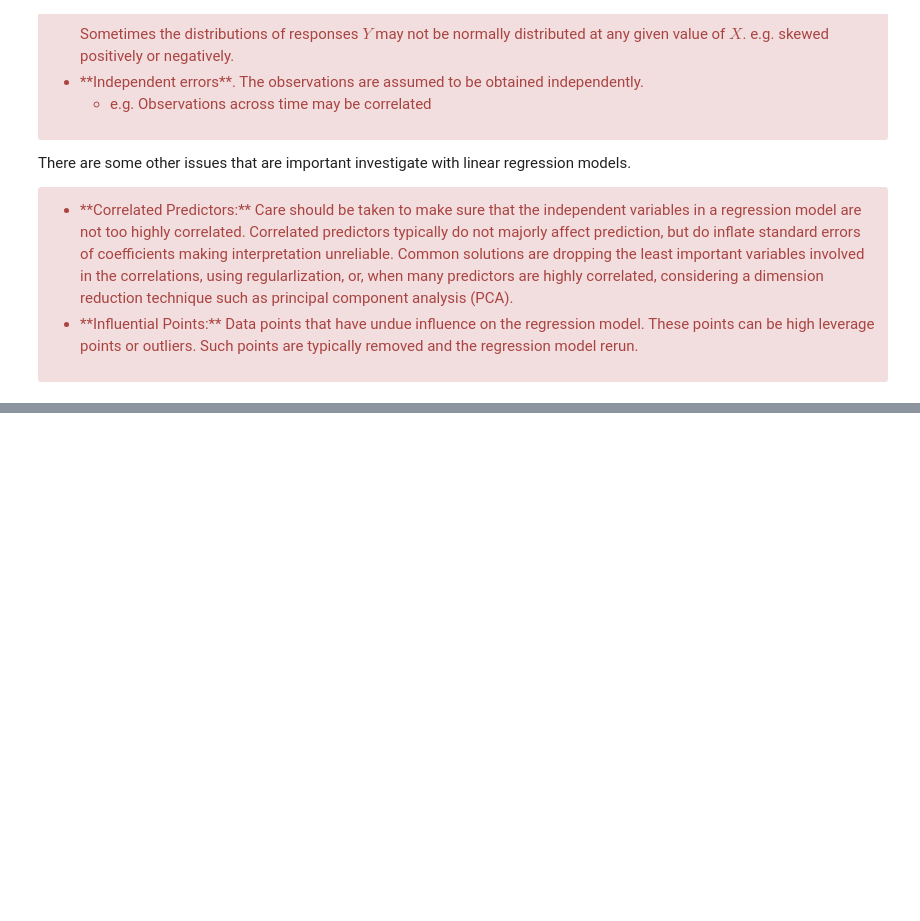
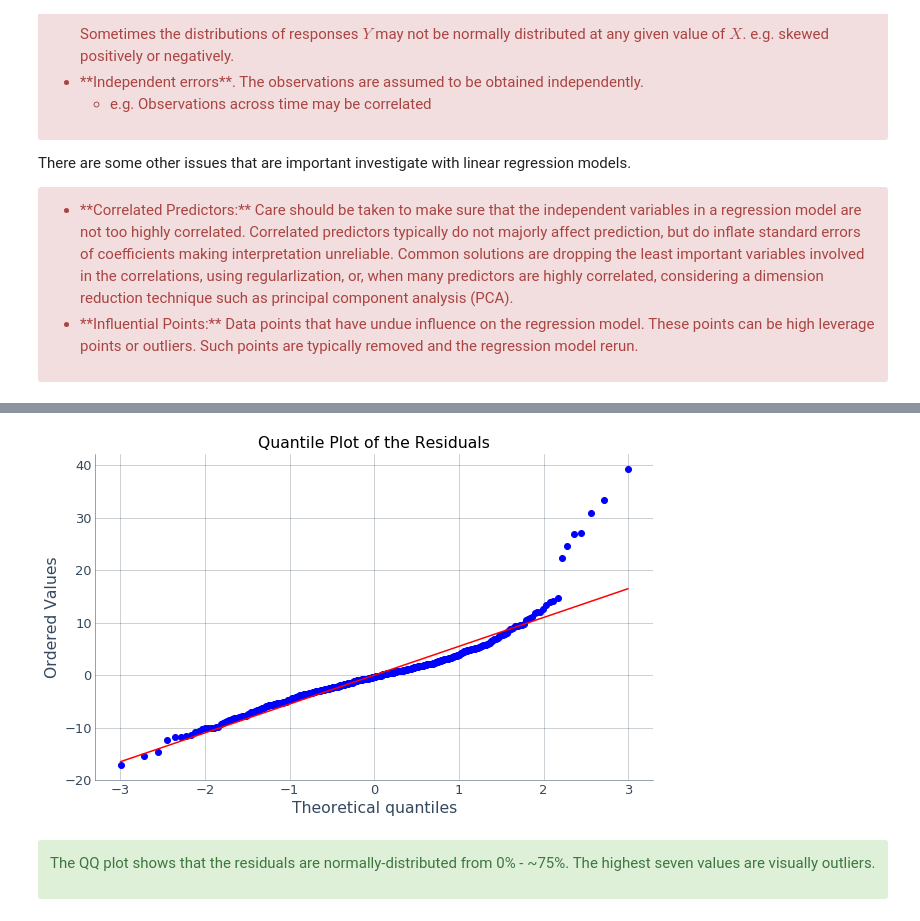
Before and after one commit to b-gibbs/data_science, a Jupyter notebook: Machine Learning/Linear Regression/Mini_Project_Linear_Regression.ipynb, the cells around one changed output, grey strips where cells are left out. Cells and saved outputs as stored; diff of their text form; code cells hidden in the pictures; blank space fills up the shorter version.

```diff
--- a/Machine Learning/Linear Regression/Mini_Project_Linear_Regression.ipynb
+++ b/Machine Learning/Linear Regression/Mini_Project_Linear_Regression.ipynb
@@ -2531,0 +1255,11 @@ R-square: 0.965780204182371
+# %%
+import pylab
+# quantile plot of residuals
+stats.probplot(m_3.resid, plot=pylab)
+_ = plt.title('Quantile Plot of the Residuals');
+# %% [output]
+[figure, added]
+# %% [markdown]
+<div class="alert alert-success">
+<p>The QQ plot shows that the residuals are normally-distributed from 0% - ~75%.  The highest seven values are visually outliers.</p>
+</div>
```
Also changed, not shown: parts of 166 cells of this notebook, 9 other files.
